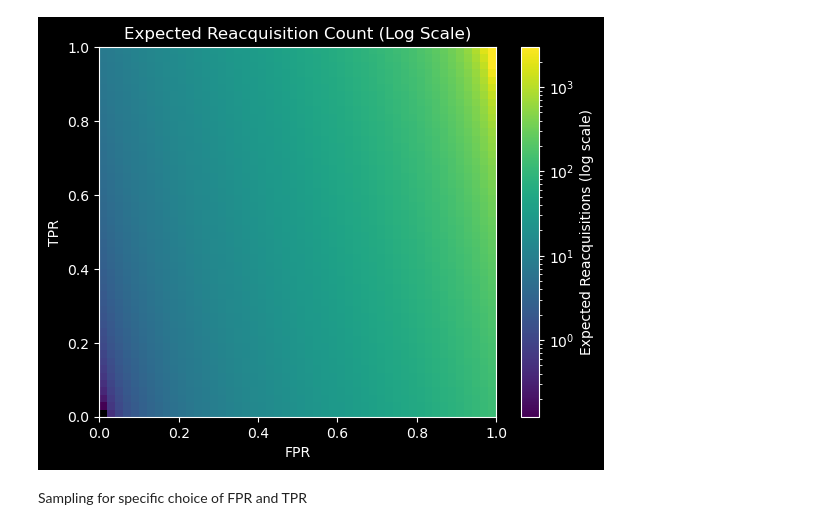
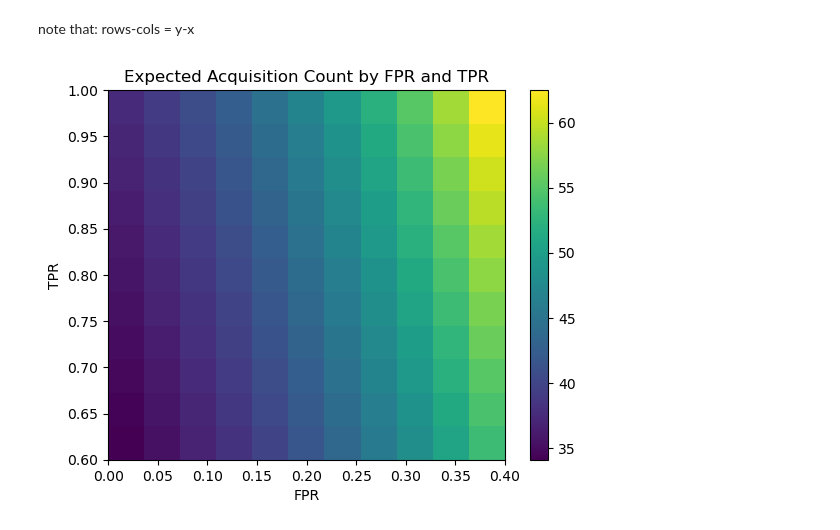
Before and after one commit to MedicalVisionGroup/FetalBrainIQA, a Jupyter notebook: thesis_figs/simulations.ipynb, the cells around one changed output. Saved outputs shown, nothing was run; the diff lists cells and outputs as text; code cells hidden in the pictures.

```diff
--- a/thesis_figs/simulations.ipynb
+++ b/thesis_figs/simulations.ipynb
@@ -22,10 +14,6 @@ num_sample_points = 50
+# %%
+q = 1.0/5
+s = 30
 # %%
-p_b = 1.0/5
-s = 30
-FPR = np.linspace(0, 1, num = num_sample_points)[None, :] # row vec
-TPR = np.linspace(0, 1, num = num_sample_points)[:, None] # column vec
+FPR = np.linspace(*fpr_range, num = cnt_points)[:, None] # column vec
+TPR = np.linspace(*tpr_range, num = cnt_points)[:, None] # column vec
-# %%
-q = 1 - (p_b * TPR + (1 - p_b) * FPR)# (num_sample_points x num_sample_points); (FPR, TPR)
-q = q.clip(0.01, 1)
-
-expected_reacquisition_count = s * (1-q) / q # formula for expectation
@@ -37,13 +20,18 @@ $color∝
+# %%
+p_acc = q * (1 - TPR) + (1-q) * (1 - FPR.T) # (TPR, FPR)
+p_FO = q * (1 - TPR) / p_acc # (TPR, FPR)
+
+expected_count = (s / p_acc)
+# %% [markdown]
+note that: rows-cols = y-x
 # %%
-plt.imshow(expected_reacquisition_count, origin='lower', extent=[0,1,0,1],
-           aspect='auto', norm = LogNorm()) # takes log and then
+plt.imshow(expected_count, origin='lower', extent=fpr_range + tpr_range,
+           aspect='auto')
 
-plt.colorbar(label='Expected Reacquisitions (log scale)')
+plt.colorbar()
 plt.xlabel('FPR')
 plt.ylabel('TPR')
-plt.title('Expected Reacquisition Count (Log Scale)')
-plt.show()
+plt.title('Expected Acquisition Count by FPR and TPR')
+plt.savefig('exp_acq')
 # %% [output]
-[figure, old version]
+[figure, new version]
-# %% [markdown]
-Sampling for specific choice of FPR and TPR
```
Also changed, not shown: parts of 17 cells of this notebook, 6 other files.
